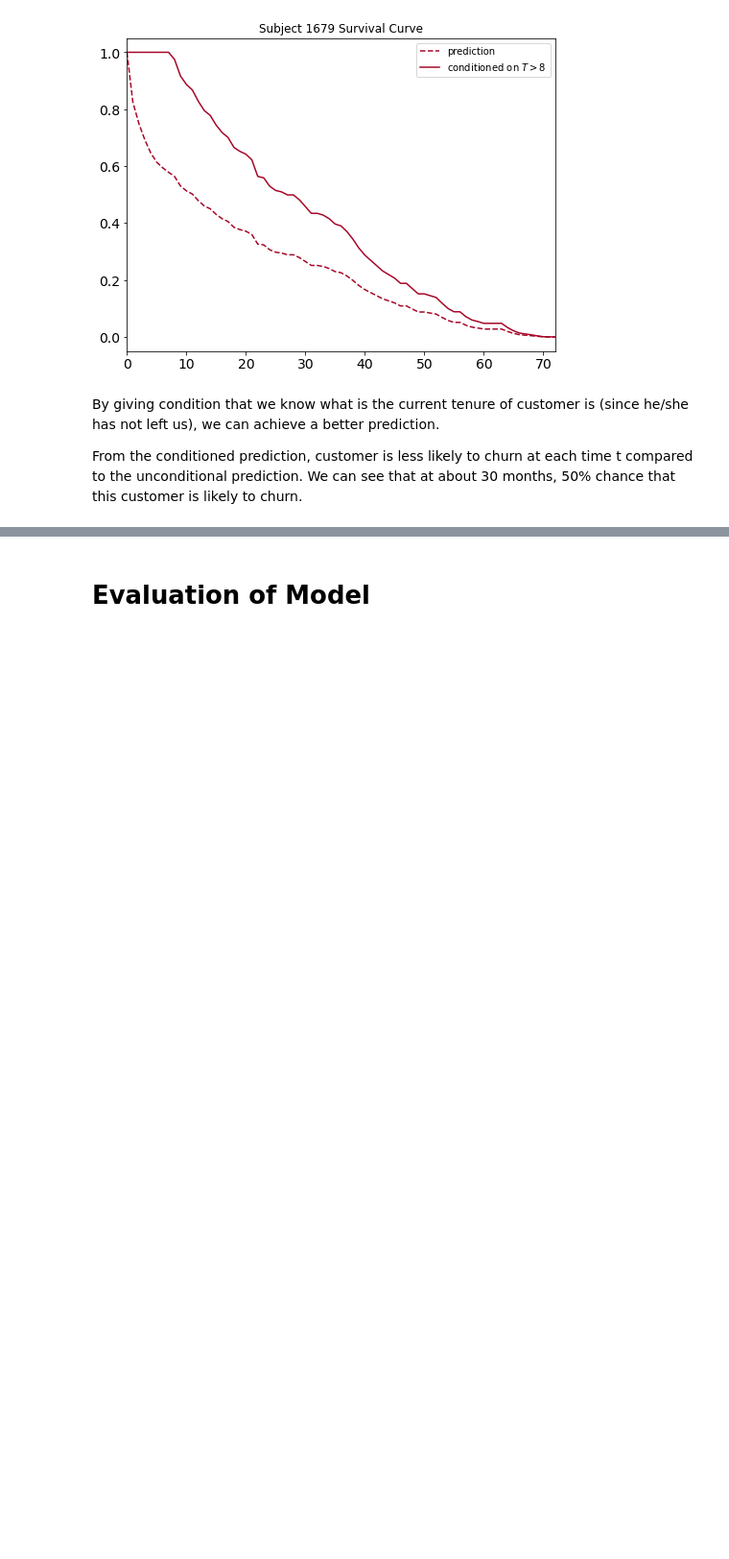
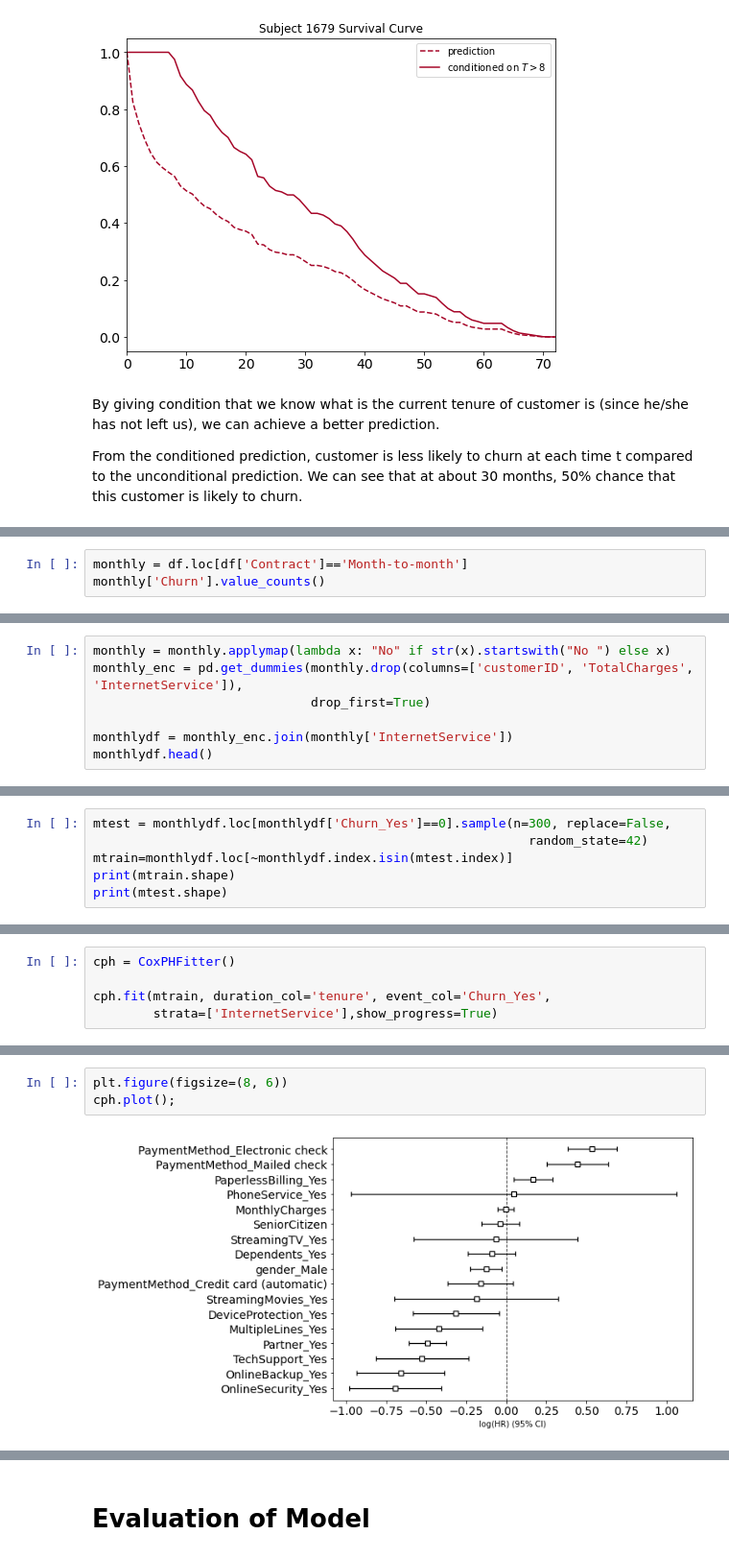
Before and after one commit to AilingLiu/Survival_analysis, a Jupyter notebook: Use_Survival_analysis_to_Estimate_Customer_Churn_Rate.ipynb, the cells around one changed output, grey strips where cells are left out. Shown at 96% size. Cells and saved outputs as stored; diff of their text form; blank space fills up the shorter version.

```diff
--- a/Use_Survival_analysis_to_Estimate_Customer_Churn_Rate.ipynb
+++ b/Use_Survival_analysis_to_Estimate_Customer_Churn_Rate.ipynb
@@ -430,0 +480,3 @@ From the conditioned prediction, customer is less likely to churn at each time t
+# %%
+monthly = df.loc[df['Contract']=='Month-to-month']
+monthly['Churn'].value_counts()
@@ -430,0 +496,7 @@ From the conditioned prediction, customer is less likely to churn at each time t
+# %%
+monthly = monthly.applymap(lambda x: "No" if str(x).startswith("No ") else x)
+monthly_enc = pd.get_dummies(monthly.drop(columns=['customerID', 'TotalCharges', 'InternetService']),
+                             drop_first=True)
+
+monthlydf = monthly_enc.join(monthly['InternetService'])
+monthlydf.head()
@@ -430,0 +510,6 @@ From the conditioned prediction, customer is less likely to churn at each time t
+# %%
+mtest = monthlydf.loc[monthlydf['Churn_Yes']==0].sample(n=300, replace=False,
+                                                          random_state=42)
+mtrain=monthlydf.loc[~monthlydf.index.isin(mtest.index)]
+print(mtrain.shape)
+print(mtest.shape)
@@ -430,0 +519,5 @@ From the conditioned prediction, customer is less likely to churn at each time t
+# %%
+cph = CoxPHFitter()
+
+cph.fit(mtrain, duration_col='tenure', event_col='Churn_Yes',
+        strata=['InternetService'],show_progress=True)
@@ -430,0 +548,5 @@ From the conditioned prediction, customer is less likely to churn at each time t
+# %%
+plt.figure(figsize=(8, 6))
+cph.plot();
+# %% [output]
+[figure, added]
```
Also changed, not shown: parts of 20 cells of this notebook.
